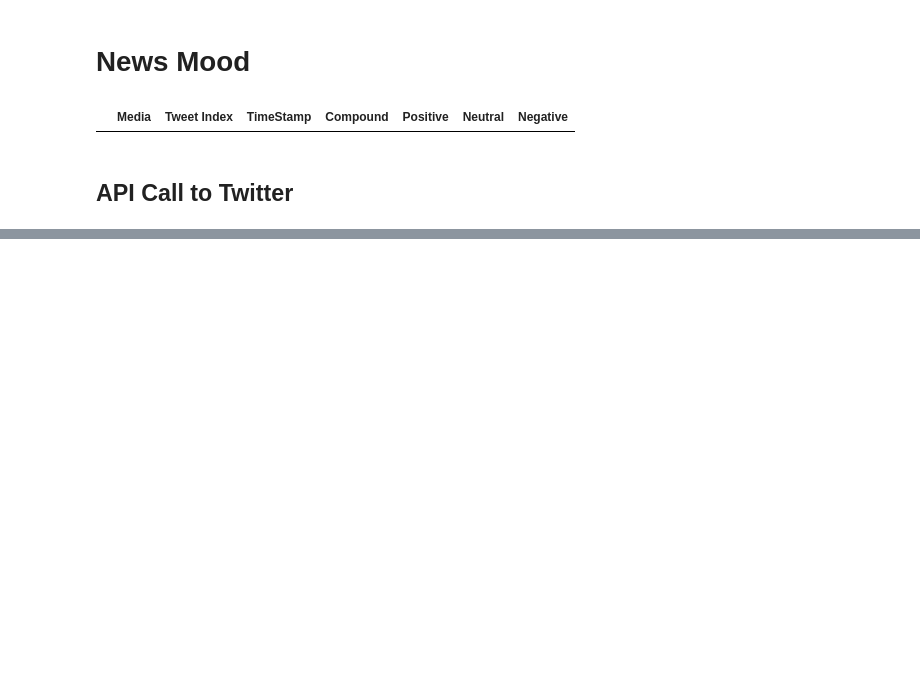
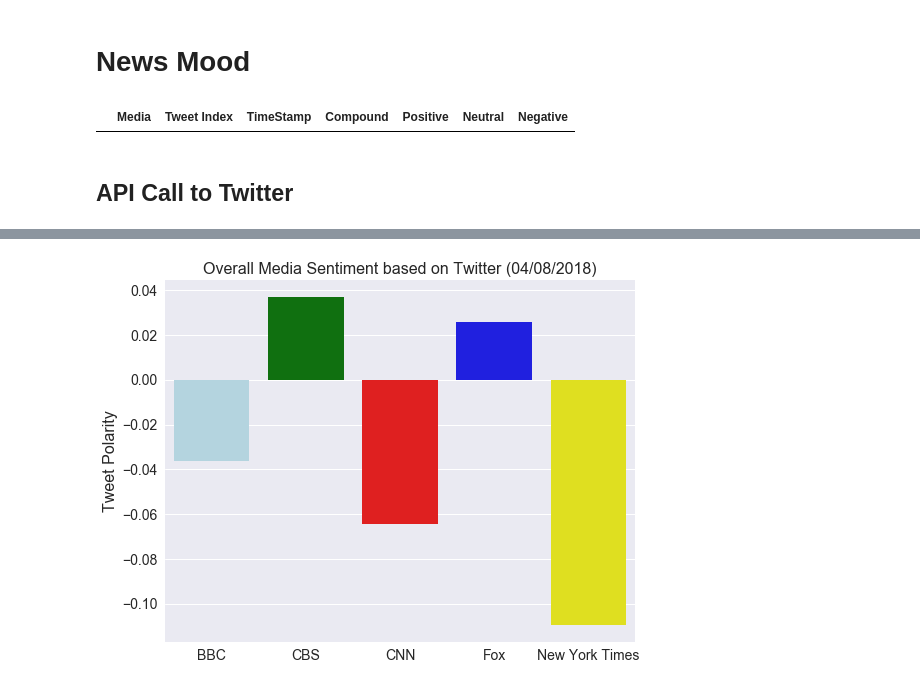
Before and after one commit to deleojean/social-analytics-challenge, a Jupyter notebook: main.ipynb, the cells around one changed output, grey strips where cells are left out. Cells and saved outputs as stored; diff of their text form; code cells hidden in the pictures; blank space fills up the shorter version.

```diff
--- a/main.ipynb
+++ b/main.ipynb
@@ -88,0 +120,10 @@ Name: Media, dtype: int64
+# %%
+sns.factorplot(x='Media', y='Compound', data=media_analysis_df, kind="bar", size=5.8, aspect=1.3 ,ci=None, palette=colors)
+plt.title(f"Overall Media Sentiment based on Twitter ({date})", fontsize=16)
+plt.ylabel("Tweet Polarity", fontsize=16)
+plt.tick_params(labelsize=14)
+plt.xlabel('')
+
+plt.show()
+# %% [output]
+[figure, added]
```
Also changed, not shown: parts of 5 cells of this notebook.
